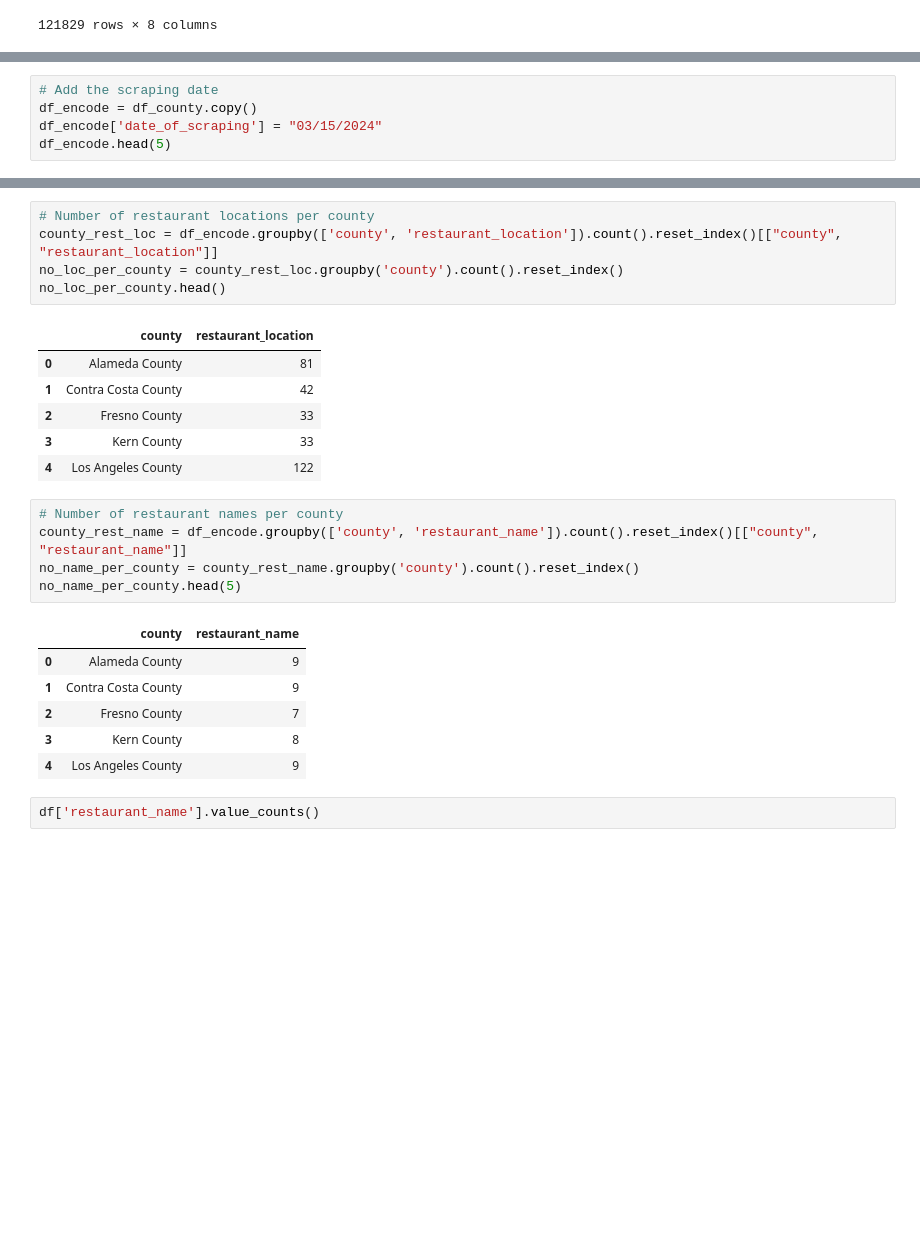
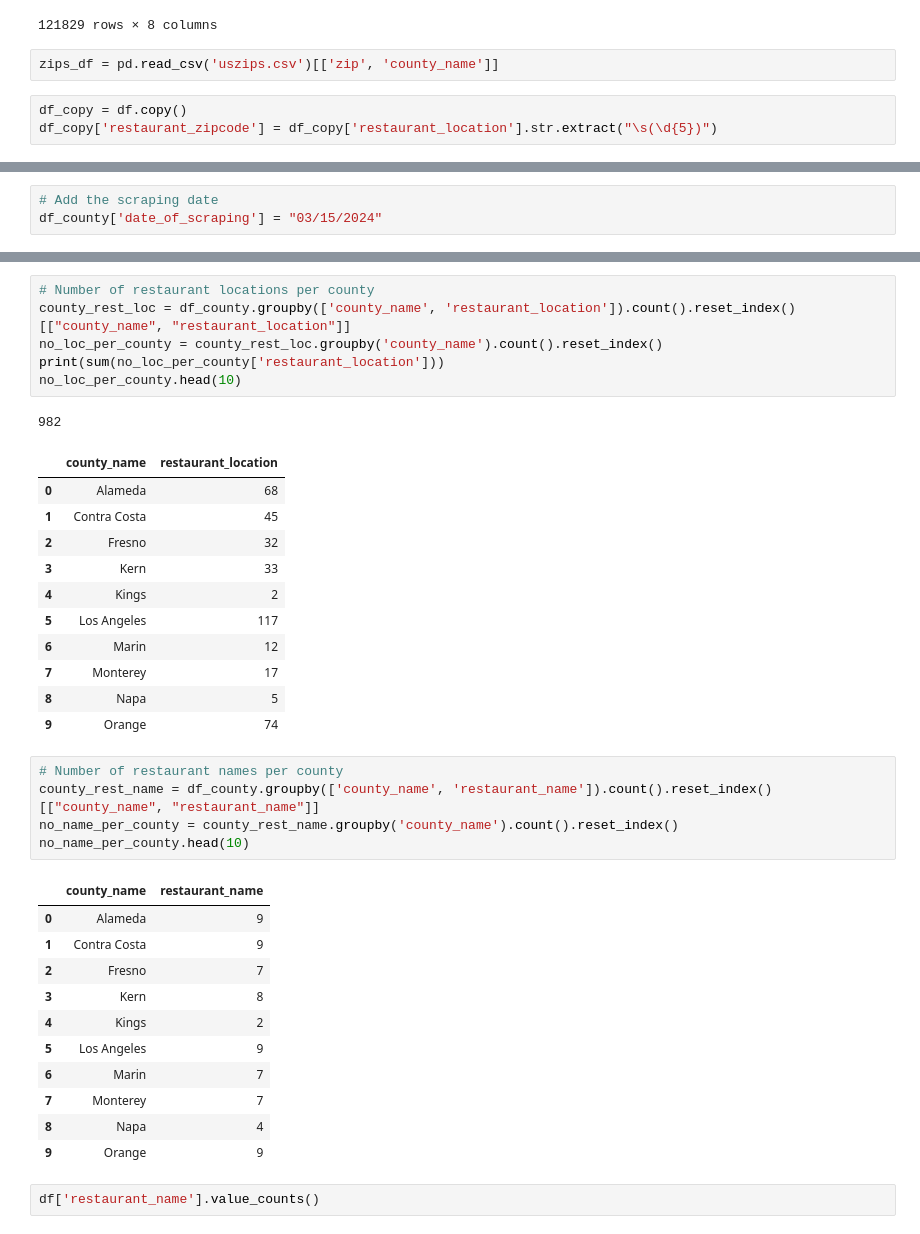
Before and after one commit to nguyena607/IRLE_scraping, a Jupyter notebook: processing.ipynb, the cells around one changed output, grey strips where cells are left out. Cells and saved outputs as stored; diff of their text form; blank space fills up the shorter version.

Commit message:
zip code county

```diff
--- a/processing.ipynb
+++ b/processing.ipynb
@@ -52,5 +52,10 @@ df
 | 121827 | The Habit | Teriyaki Sauce | 0.63 | 1025 Broadbeck Dr, Thousand Oaks,... | 300 W 3rd St, Oxnard, CA 93030 | ... |
 | 121828 | The Habit | Sweet Mustard | 0.63 | 1025 Broadbeck Dr, Thousand Oaks,... | 300 W 3rd St, Oxnard, CA 93030 | ... |
 121829 rows × 8 columns
+# %%
+zips_df = pd.read_csv('uszips.csv')[['zip', 'county_name']]
+# %%
+df_copy = df.copy()
+df_copy['restaurant_zipcode'] = df_copy['restaurant_location'].str.extract("\s(\d{5})")
 # %%
 # Encoding county in dataframe
@@ -170,5 +74,3 @@ See the caveats in the documentation: https://pandas.pydata.org/pandas-docs/stab
 # %%
 # Add the scraping date
-df_encode = df_county.copy()
-df_encode['date_of_scraping'] = "03/15/2024"
-df_encode.head(5)
+df_county['date_of_scraping'] = "03/15/2024"
@@ -199,27 +77,39 @@ df_encode[df_encode['restaurant_distance'] == " • "]
 # %%
 # Number of restaurant locations per county
-county_rest_loc = df_encode.groupby(['county', 'restaurant_location']).count().reset_index()[["county", "restaurant_location"]]
-no_loc_per_county = county_rest_loc.groupby('county').count().reset_index()
-no_loc_per_county.head()
+county_rest_loc = df_county.groupby(['county_name', 'restaurant_location']).count().reset_index()[["county_name", "restaurant_location"]]
+no_loc_per_county = county_rest_loc.groupby('county_name').count().reset_index()
+print(sum(no_loc_per_county['restaurant_location']))
+no_loc_per_county.head(10)
 # %% [output]
+982
-|  | county | restaurant_location |
-| 0 | Alameda County | 81 |
-| 1 | Contra Costa County | 42 |
-| 2 | Fresno County | 33 |
-| 3 | Kern County | 33 |
-| 4 | Los Angeles County | 122 |
+|  | county_name | restaurant_location |
+| 0 | Alameda | 68 |
+| 1 | Contra Costa | 45 |
+| 2 | Fresno | 32 |
+| 3 | Kern | 33 |
+| 4 | Kings | 2 |
+| 5 | Los Angeles | 117 |
+| 6 | Marin | 12 |
+| 7 | Monterey | 17 |
+| 8 | Napa | 5 |
+| 9 | Orange | 74 |
 # %%
 # Number of restaurant names per county
-county_rest_name = df_encode.groupby(['county', 'restaurant_name']).count().reset_index()[["county", "restaurant_name"]]
-no_name_per_county = county_rest_name.groupby('county').count().reset_index()
-no_name_per_county.head(5)
+county_rest_name = df_county.groupby(['county_name', 'restaurant_name']).count().reset_index()[["county_name", "restaurant_name"]]
+no_name_per_county = county_rest_name.groupby('county_name').count().reset_index()
+no_name_per_county.head(10)
 # %% [output]
-|  | county | restaurant_name |
-| 0 | Alameda County | 9 |
-| 1 | Contra Costa County | 9 |
-| 2 | Fresno County | 7 |
-| 3 | Kern County | 8 |
-| 4 | Los Angeles County | 9 |
+|  | county_name | restaurant_name |
+| 0 | Alameda | 9 |
+| 1 | Contra Costa | 9 |
+| 2 | Fresno | 7 |
+| 3 | Kern | 8 |
+| 4 | Kings | 2 |
+| 5 | Los Angeles | 9 |
+| 6 | Marin | 7 |
+| 7 | Monterey | 7 |
+| 8 | Napa | 4 |
+| 9 | Orange | 9 |
 # %%
 df['restaurant_name'].value_counts()
 # %% [output]
```
Also changed, not shown: parts of 3 cells of this notebook, 1 other file.
